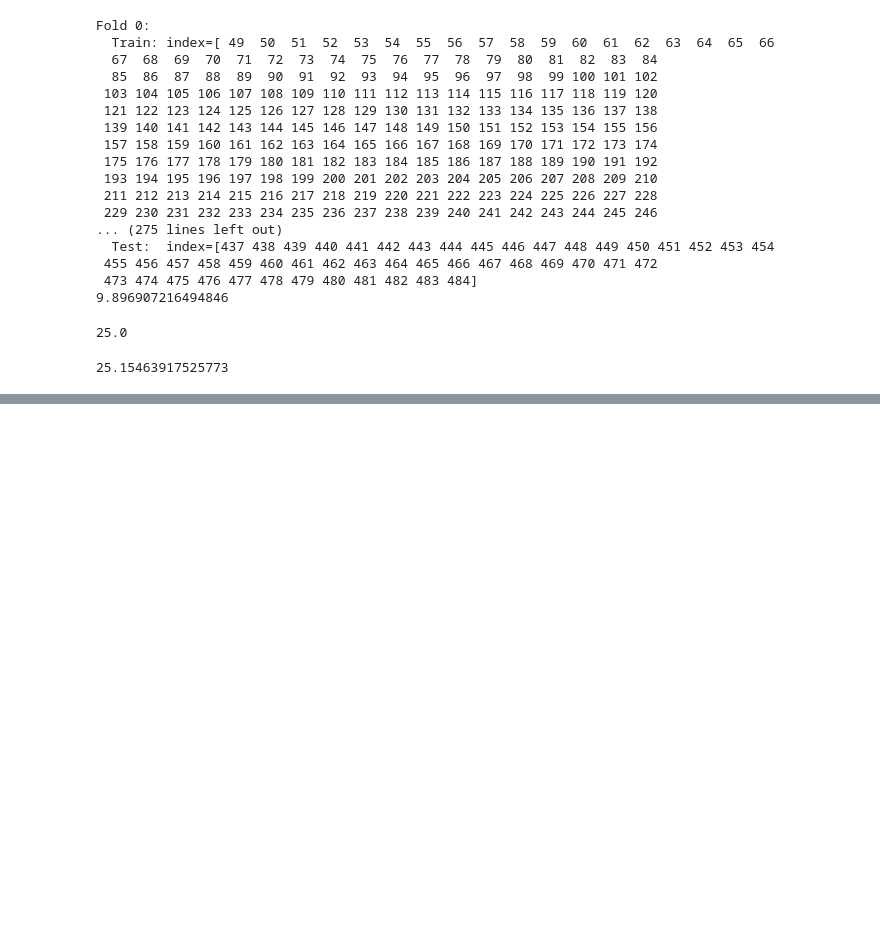
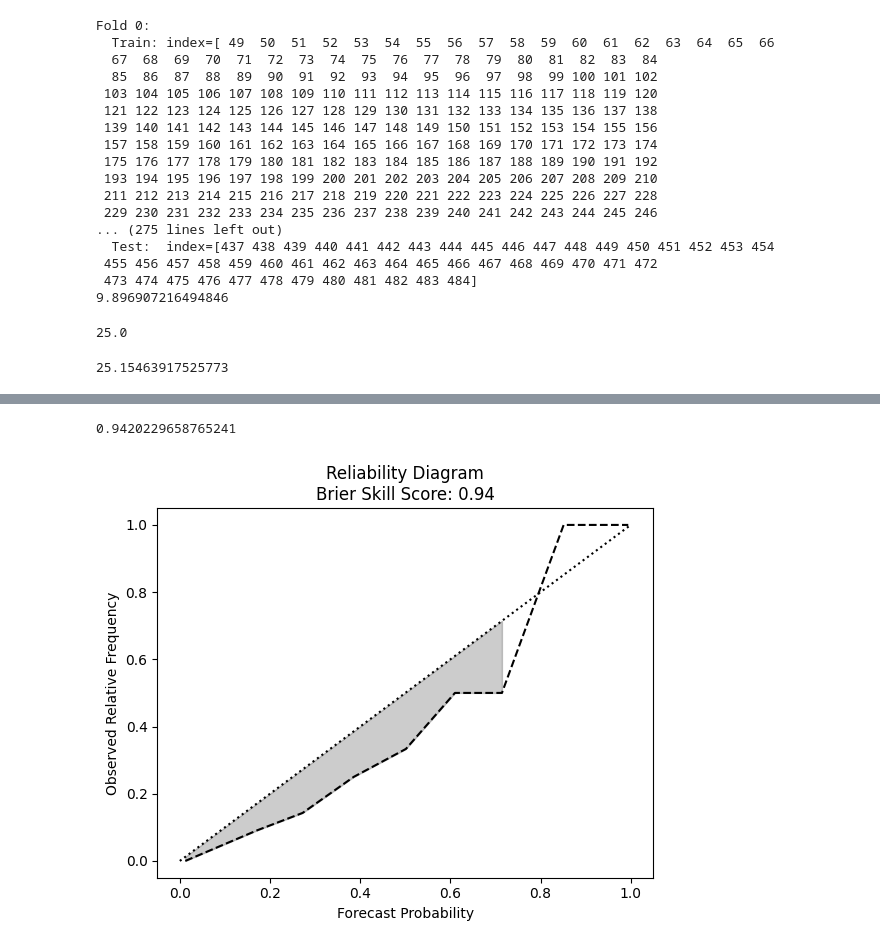
Before and after one commit to brandonlpanos/mvts, a Jupyter notebook: src/scratch.ipynb, the cells around one changed output, grey strips where cells are left out. Saved outputs shown, nothing was run; the diff lists cells and outputs as text; code cells hidden in the pictures; blank space fills up the shorter version.

```diff
--- a/src/scratch.ipynb
+++ b/src/scratch.ipynb
@@ -1102,0 +1190,46 @@ for i in range(1000):
+# %%
+brier_skill_score
+# %% [output]
+0.9420229658765241
+# %%
+# Step 2: Plot reliability diagram
+def plot_reliability_diagram(y_true, y_hat):
+    bins = np.linspace(0, 1, num=10)  # Adjust the number of bins as needed
+
+    bin_avg_forecast_probs = np.histogram(y_hat, bins=bins, weights=y_hat)[0] / np.histogram(y_hat, bins=bins)[0]
+    bin_observed_freqs = np.histogram(y_hat, bins=bins, weights=y_true)[0] / np.histogram(y_hat, bins=bins)[0]
+
+    plt.plot(bin_avg_forecast_probs, bin_observed_freqs, marker='o', linestyle='-', color='b')
+    plt.plot([0, 1], [0, 1], linestyle='--', color='r')  # Add the diagonal reference line
+    plt.xlabel('Forecast Probability')
+    plt.ylabel('Observed Relative Frequency')
+    plt.title('Reliability Diagram')
+    plt.show()
+
+    return None
+# %%
+# Step 2: Plot reliability diagram with shaded region
+def plot_reliability_diagram(y_true, y_hat):
+    bins = np.linspace(0, 1, num=10)  # Adjust the number of bins as needed
+
+    bin_avg_forecast_probs = np.histogram(y_hat, bins=bins, weights=y_hat)[0] / np.histogram(y_hat, bins=bins)[0]
+    bin_observed_freqs = np.histogram(y_hat, bins=bins, weights=y_true)[0] / np.histogram(y_hat, bins=bins)[0]
+
+    # Calculate Brier Skill Score
+    brier_skill = np.round(calculate_brier_skill_score(y_true, y_hat),2)
+
+    plt.plot(bin_avg_forecast_probs, bin_observed_freqs, linestyle='--', color='k')
+    plt.plot([0, 1], [0, 1], linestyle=':', color='k')  # Add the diagonal reference line
+    plt.fill_between(bin_avg_forecast_probs, bin_observed_freqs, bin_avg_forecast_probs, where=(bin_avg_forecast_probs > bin_observed_freqs), alpha=0.2, color='k')
+    plt.xlabel('Forecast Probability')
+    plt.ylabel('Observed Relative Frequency')
+    plt.title(f'Reliability Diagram\nBrier Skill Score: {brier_skill:.2f}')
+    plt.show()
+
+    return None
+# %%
+# Plot reliability diagram
+plot_reliability_diagram(y_true, y_hat)
+# climatology --> reference forecast that consistently predicts the average event frequency
+# %% [output]
+[figure, added]
```
Also changed, not shown: parts of 5 cells of this notebook, 1 other file.
